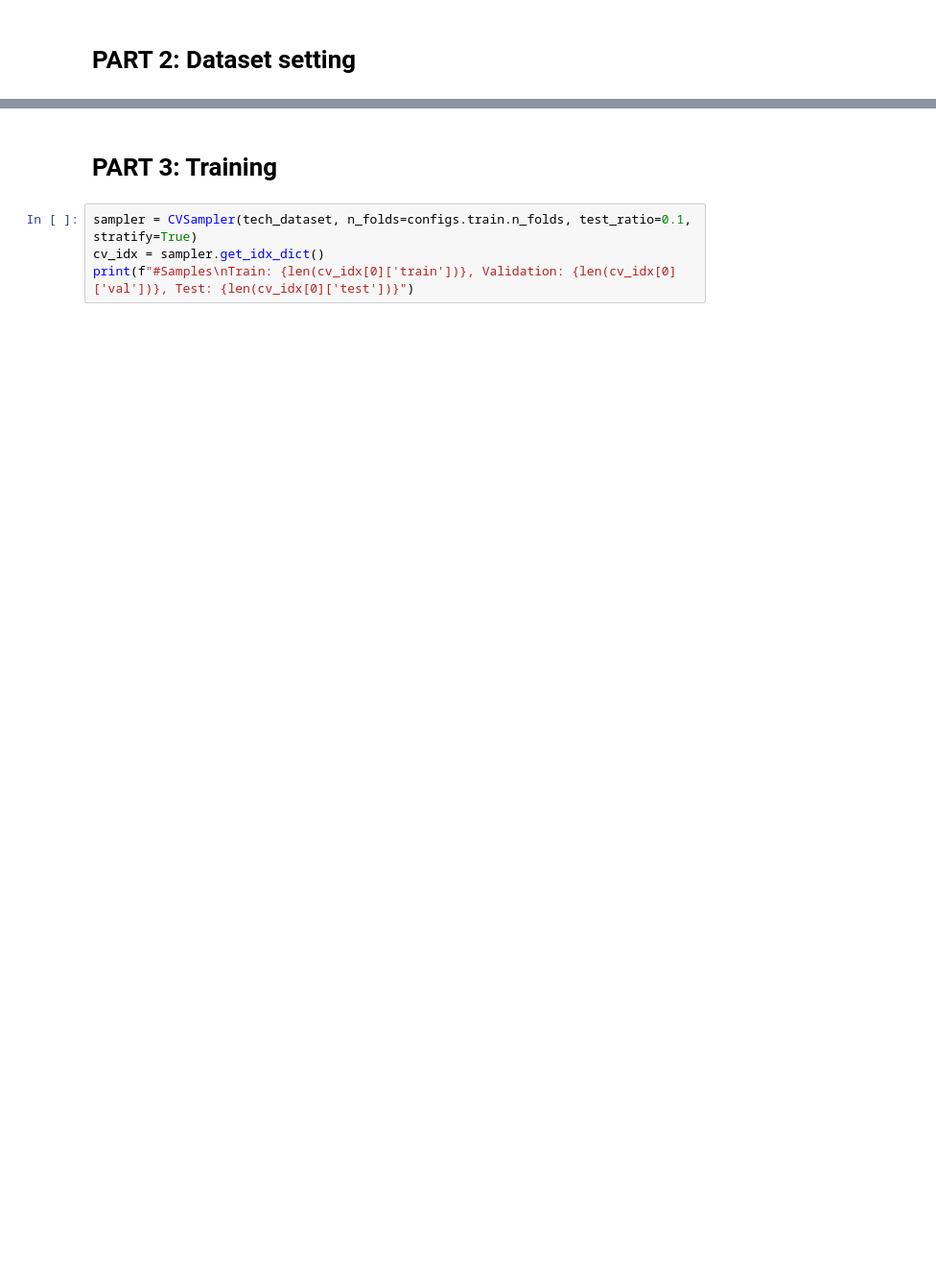
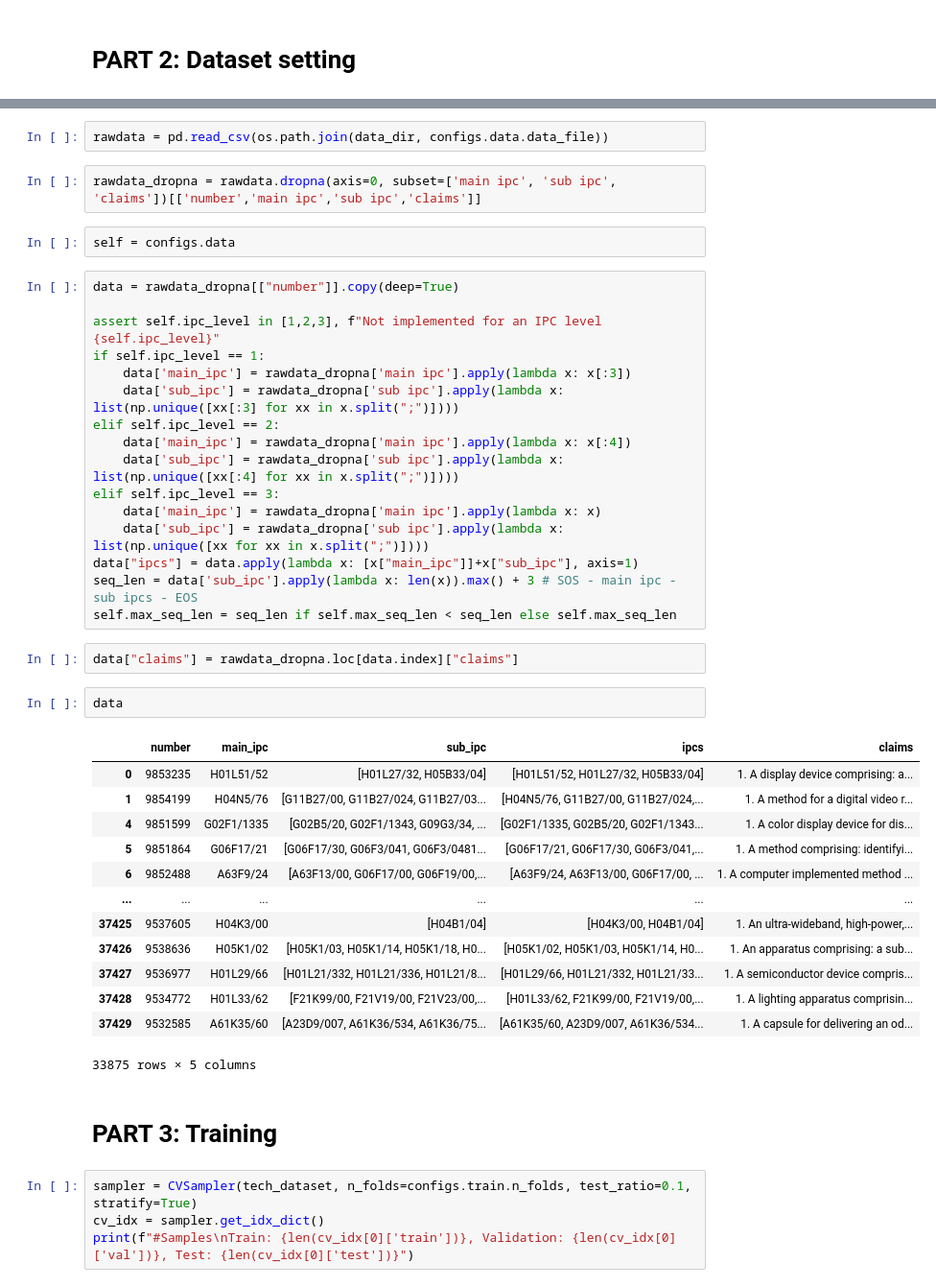
Before and after one commit to glee2/TOA-using-generative-predictive-models, a Jupyter notebook: src/Laboratory.ipynb, the cells around one changed output, grey strips where cells are left out. Shown: that part at 96% size. Saved outputs shown, nothing was run; the diff lists cells and outputs as text; blank space fills up the shorter version.

Commit message:
(feature)Main: Training ok

```diff
--- a/src/Laboratory.ipynb
+++ b/src/Laboratory.ipynb
@@ -202,3 +206,43 @@ Pickled dataset loaded
+# %%
+rawdata = pd.read_csv(os.path.join(data_dir, configs.data.data_file))
+# %%
+rawdata_dropna = rawdata.dropna(axis=0, subset=['main ipc', 'sub ipc', 'claims'])[['number','main ipc','sub ipc','claims']]
+# %%
+self = configs.data
+# %%
+data = rawdata_dropna[["number"]].copy(deep=True)
+
+assert self.ipc_level in [1,2,3], f"Not implemented for an IPC level {self.ipc_level}"
+if self.ipc_level == 1:
+    data['main_ipc'] = rawdata_dropna['main ipc'].apply(lambda x: x[:3])
+    data['sub_ipc'] = rawdata_dropna['sub ipc'].apply(lambda x: list(np.unique([xx[:3] for xx in x.split(";")])))
+elif self.ipc_level == 2:
+    data['main_ipc'] = rawdata_dropna['main ipc'].apply(lambda x: x[:4])
+    data['sub_ipc'] = rawdata_dropna['sub ipc'].apply(lambda x: list(np.unique([xx[:4] for xx in x.split(";")])))
+elif self.ipc_level == 3:
+    data['main_ipc'] = rawdata_dropna['main ipc'].apply(lambda x: x)
+    data['sub_ipc'] = rawdata_dropna['sub ipc'].apply(lambda x: list(np.unique([xx for xx in x.split(";")])))
+data["ipcs"] = data.apply(lambda x: [x["main_ipc"]]+x["sub_ipc"], axis=1)
+seq_len = data['sub_ipc'].apply(lambda x: len(x)).max() + 3 # SOS - main ipc - sub ipcs - EOS
+self.max_seq_len = seq_len if self.max_seq_len < seq_len else self.max_seq_len
+# %%
+data["claims"] = rawdata_dropna.loc[data.index]["claims"]
+# %%
+data
+# %% [output]
+|  | number | main_ipc | sub_ipc | ipcs | claims |
+| 0 | 9853235 | H01L51/52 | [H01L27/32, H05B33/04] | [H01L51/52, H01L27/32, H05B33/04] | 1. A display device comprising: a... |
+| 1 | 9854199 | H04N5/76 | [G11B27/00, G11B27/024, G11B27/03... | [H04N5/76, G11B27/00, G11B27/024,... | 1. A method for a digital video r... |
+| 4 | 9851599 | G02F1/1335 | [G02B5/20, G02F1/1343, G09G3/34, ... | [G02F1/1335, G02B5/20, G02F1/1343... | 1. A color display device for dis... |
+| 5 | 9851864 | G06F17/21 | [G06F17/30, G06F3/041, G06F3/0481... | [G06F17/21, G06F17/30, G06F3/041,... | 1. A method comprising: identifyi... |
+| 6 | 9852488 | A63F9/24 | [A63F13/00, G06F17/00, G06F19/00,... | [A63F9/24, A63F13/00, G06F17/00, ... | 1. A computer implemented method ... |
+| ... | ... | ... | ... | ... | ... |
+| 37425 | 9537605 | H04K3/00 | [H04B1/04] | [H04K3/00, H04B1/04] | 1. An ultra-wideband, high-power,... |
+| 37426 | 9538636 | H05K1/02 | [H05K1/03, H05K1/14, H05K1/18, H0... | [H05K1/02, H05K1/03, H05K1/14, H0... | 1. An apparatus comprising: a sub... |
+| 37427 | 9536977 | H01L29/66 | [H01L21/332, H01L21/336, H01L21/8... | [H01L29/66, H01L21/332, H01L21/33... | 1. A semiconductor device compris... |
+| 37428 | 9534772 | H01L33/62 | [F21K99/00, F21V19/00, F21V23/00,... | [H01L33/62, F21K99/00, F21V19/00,... | 1. A lighting apparatus comprisin... |
+| 37429 | 9532585 | A61K35/60 | [A23D9/007, A61K36/534, A61K36/75... | [A61K35/60, A23D9/007, A61K36/534... | 1. A capsule for delivering an od... |
+33875 rows × 5 columns
 # %% [markdown]
 # PART 3: Training
 # %%
```
Also changed, not shown: parts of 73 cells of this notebook, 9 other files.
